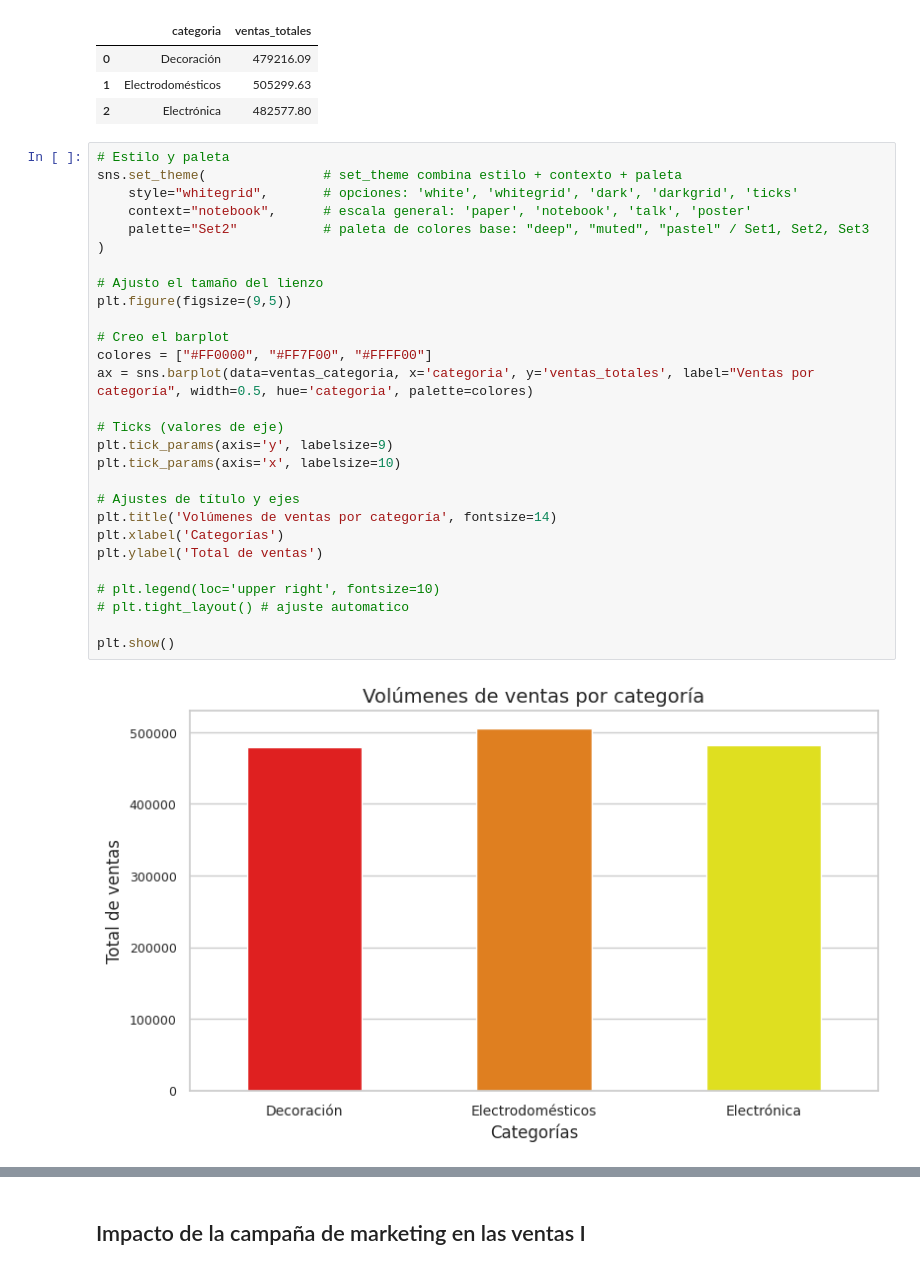
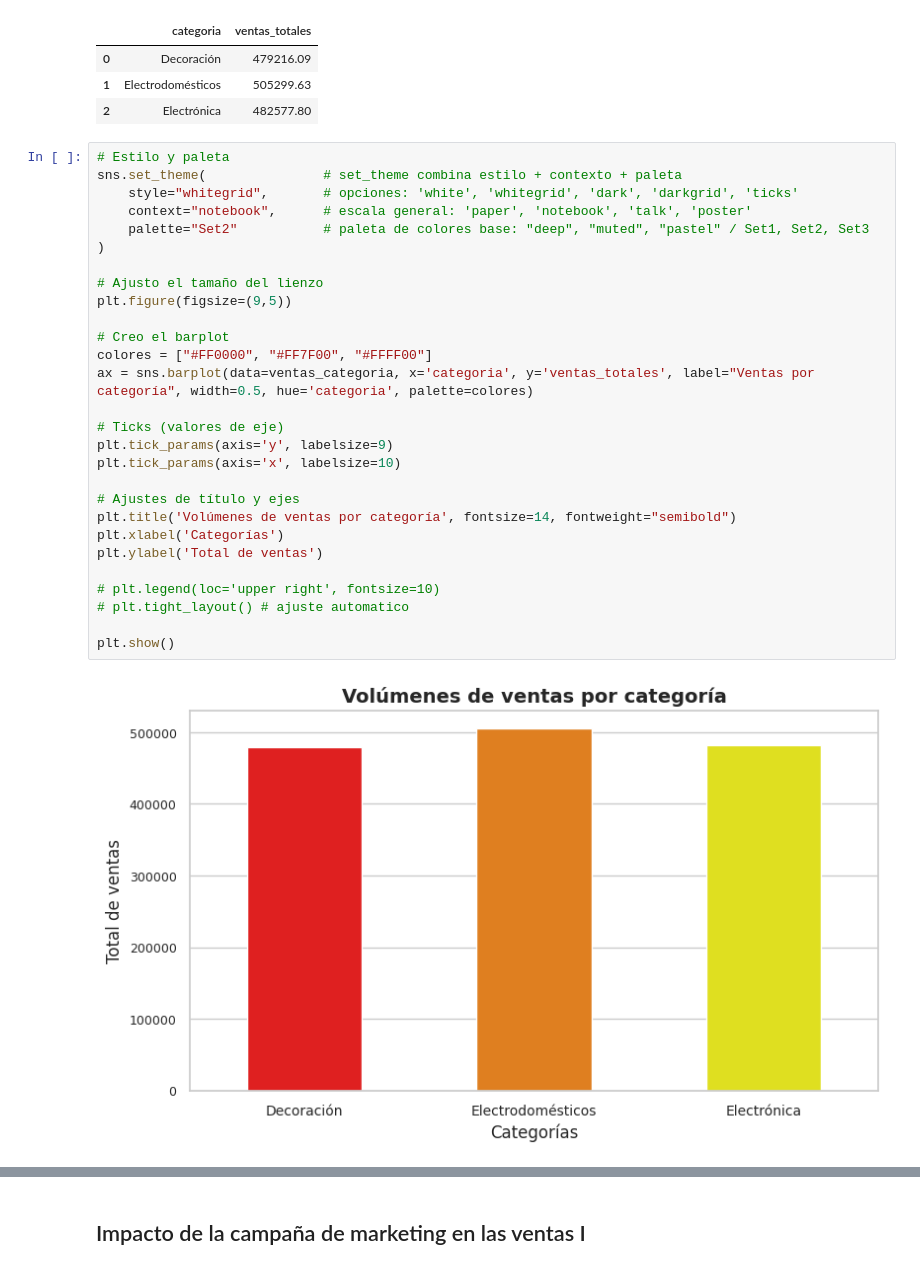
Before and after one commit to FerJGit/TT-2C2025-Data-Analitycs-Notebooks, a Jupyter notebook: EntregaFinal/Mis_Archivos/EntregaFinal.ipynb, the cells around one changed output, grey strips where cells are left out. Saved outputs shown, nothing was run; the diff lists cells and outputs as text.

```diff
--- a/EntregaFinal/Mis_Archivos/EntregaFinal.ipynb
+++ b/EntregaFinal/Mis_Archivos/EntregaFinal.ipynb
@@ -1504,30 +1578,30 @@ ventas_categoria.head()
 # %%
 # Estilo y paleta
 sns.set_theme(               # set_theme combina estilo + contexto + paleta
     style="whitegrid",       # opciones: 'white', 'whitegrid', 'dark', 'darkgrid', 'ticks'
     context="notebook",      # escala general: 'paper', 'notebook', 'talk', 'poster'
     palette="Set2"           # paleta de colores base: "deep", "muted", "pastel" / Set1, Set2, Set3
 )
 
 # Ajusto el tamaño del lienzo
 plt.figure(figsize=(9,5))
 
 # Creo el barplot
 colores = ["#FF0000", "#FF7F00", "#FFFF00"]
 ax = sns.barplot(data=ventas_categoria, x='categoria', y='ventas_totales', label="Ventas por categoría", width=0.5, hue='categoria', palette=colores)
 
 # Ticks (valores de eje)
 plt.tick_params(axis='y', labelsize=9)
 plt.tick_params(axis='x', labelsize=10)
 
 # Ajustes de título y ejes
-plt.title('Volúmenes de ventas por categoría', fontsize=14)
+plt.title('Volúmenes de ventas por categoría', fontsize=14, fontweight="semibold")
 plt.xlabel('Categorías')
 plt.ylabel('Total de ventas')
 
 # plt.legend(loc='upper right', fontsize=10)
 # plt.tight_layout() # ajuste automatico
 
 plt.show()
 # %% [output]
-[figure, old version]
+[figure, new version]
```
Also changed, not shown: parts of 16 cells of this notebook.
